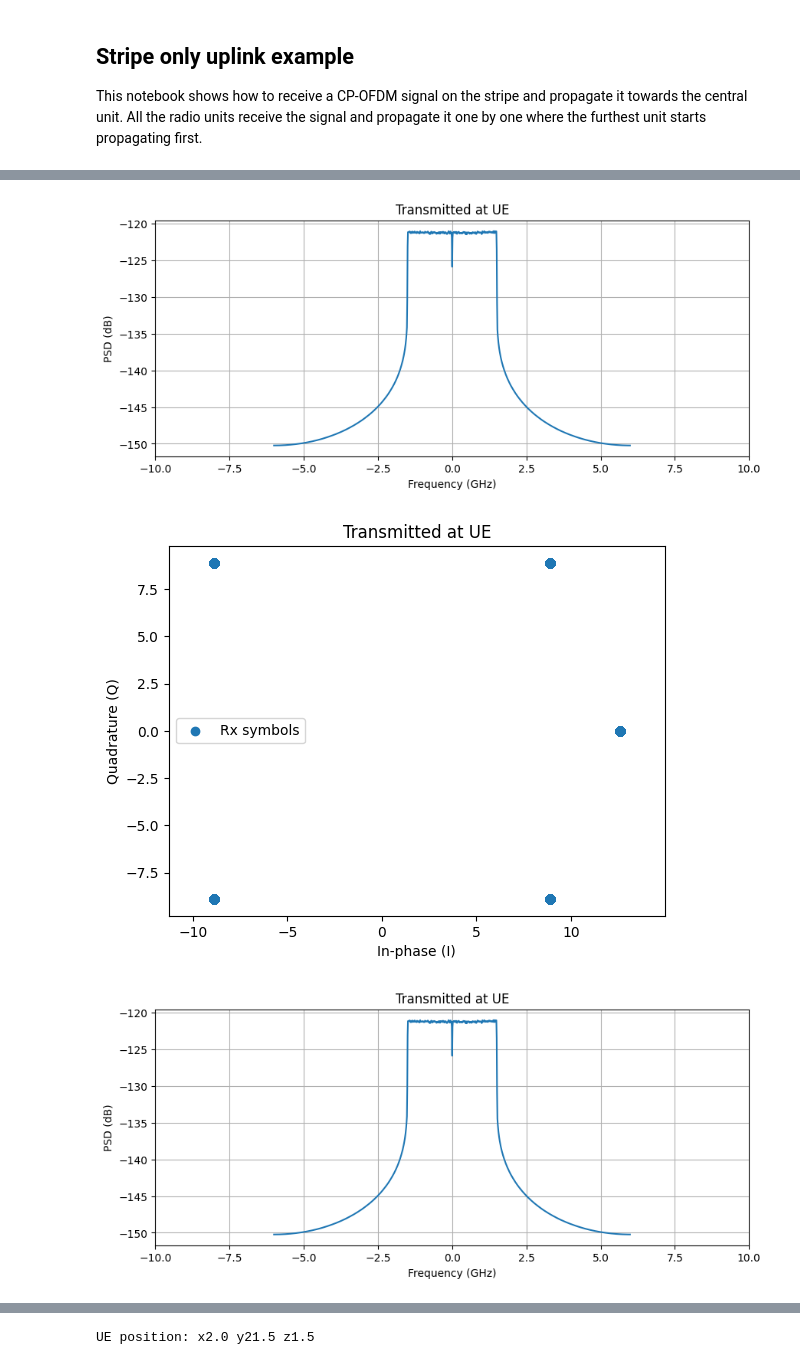
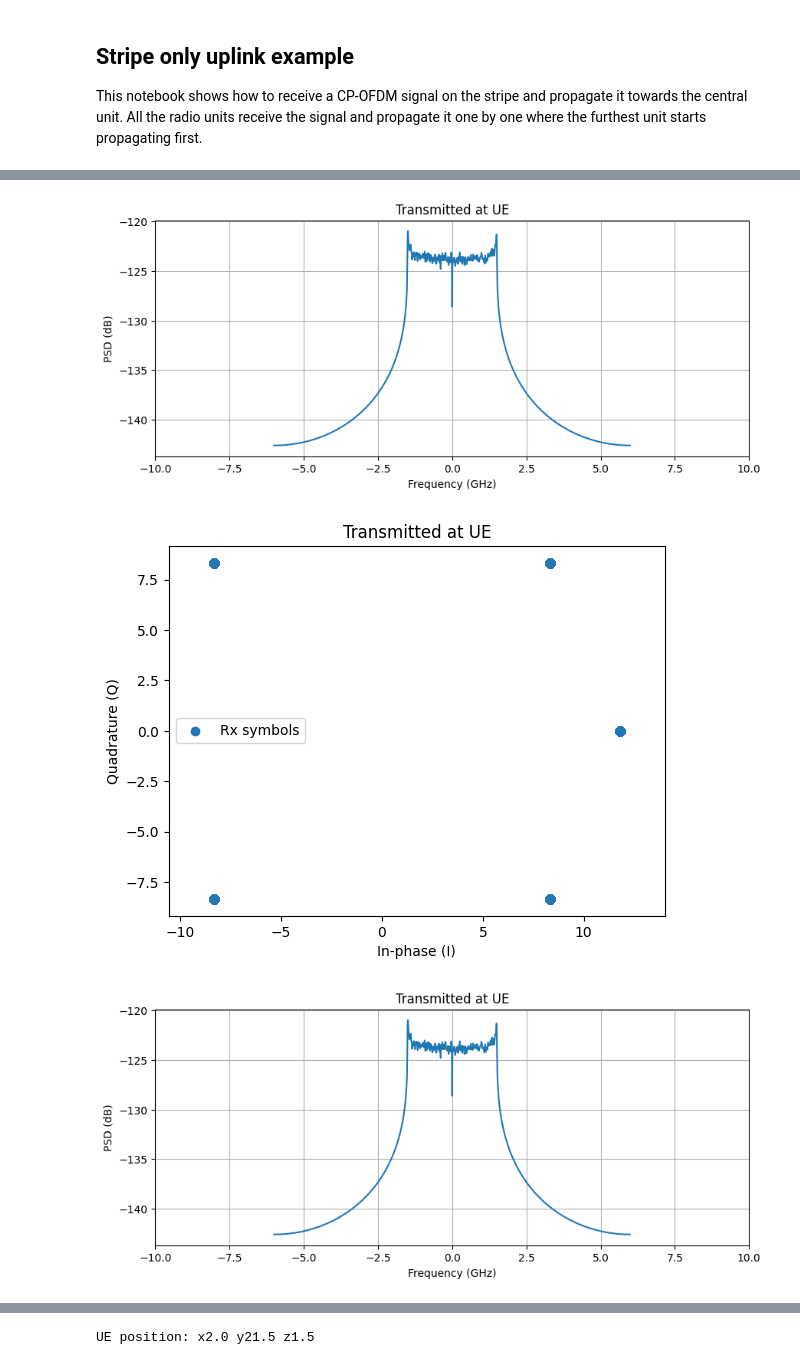
Before and after one commit to 6GTandem/6GTandem-simulator, a Jupyter notebook: examples/stripe_ul/example.ipynb, the cells around one changed output, grey strips where cells are left out. Saved outputs shown, nothing was run; the diff lists cells and outputs as text; code cells hidden in the pictures.

```diff
--- a/examples/stripe_ul/example.ipynb
+++ b/examples/stripe_ul/example.ipynb
@@ -17,6 +20,8 @@ from wireless_channel.waveforms import Waveform
 # %%
+environment = "office_space_inline"
+
 # Read out the config file.
-config_file = "examples/stripe_ul/config.yml"
+config_file = f"environments/{environment}/config.yaml"
 with open(config_file, "r", encoding="utf8") as file:
     config = yaml.safe_load(file)
 # %%
@@ -27,6 +32,10 @@ plotter.plot_room(config)
 # %%
+# Read out the Waveform config file.
+config_file = "environments/waveform_config.yaml"
+with open(config_file, "r", encoding="utf8") as file:
+    waveform_config = yaml.safe_load(file)
+
 # Construct the waveform class based on the loaded configuration.
-waveform_config = config["waveform_config"]
 freq_band_config = config["sub_thz"]
 wf = Waveform.from_config(waveform_config, freq_band_config)
 
@@ -61,14 +73,20 @@ wf.plot_psd()
 cu = CentralUnit()  # todo are these configs loadable?
 ofdm_time_after_cu = cu.run(ofdm_time)  # shape: nr_ofdm_symbols x (fft_size + cp length)
 # %%
-ue = RadioUnit(ue_pos["x"], ue_pos["y"], ue_pos["z"], wf)
+amp = Amplifier(bw=config["sub_thz"]["bw"], max_out_amp=33)
+coup = Coupler(wf=wf)
+split = Splitter(config["antenna"]["N_antennas"])
+comb = Combiner()
+ps = PhaseShifter(num_shifters=config["antenna"]["N_antennas"], resolution=4, in_degrees=True)
+ue_ru = RadioUnit(x=0, y=0, z=0, boost_amp=amp, antenna_amp=amp, coup_in=coup, coup_out=coup, splitter=split, combiner=comb, pshift=ps)
+
 shifts = [0, 0, 0, 0]
-iq_data_tx, imdata = ue.transmit(ofdm_time_after_cu, shifts)
+iq_data_tx, imdata = ue_ru.transmit(ofdm_time_after_cu, shifts)
 # Make an IQ-plot and PSD-plot of the data transmitted at the UE (one antenna).
 wf.plot_iq_time(iq_data_tx[0], title="Transmitted at UE")
 wf.plot_psd(iq_data_tx[0], title="Transmitted at UE")
 # %% [output]
-[figure, old version]
+[figure, new version]
-[figure, old version]
+[figure, new version]
-[figure, old version]
+[figure, new version]
 # %%
```
Also changed, not shown: parts of 7 cells of this notebook, 5 other files.
